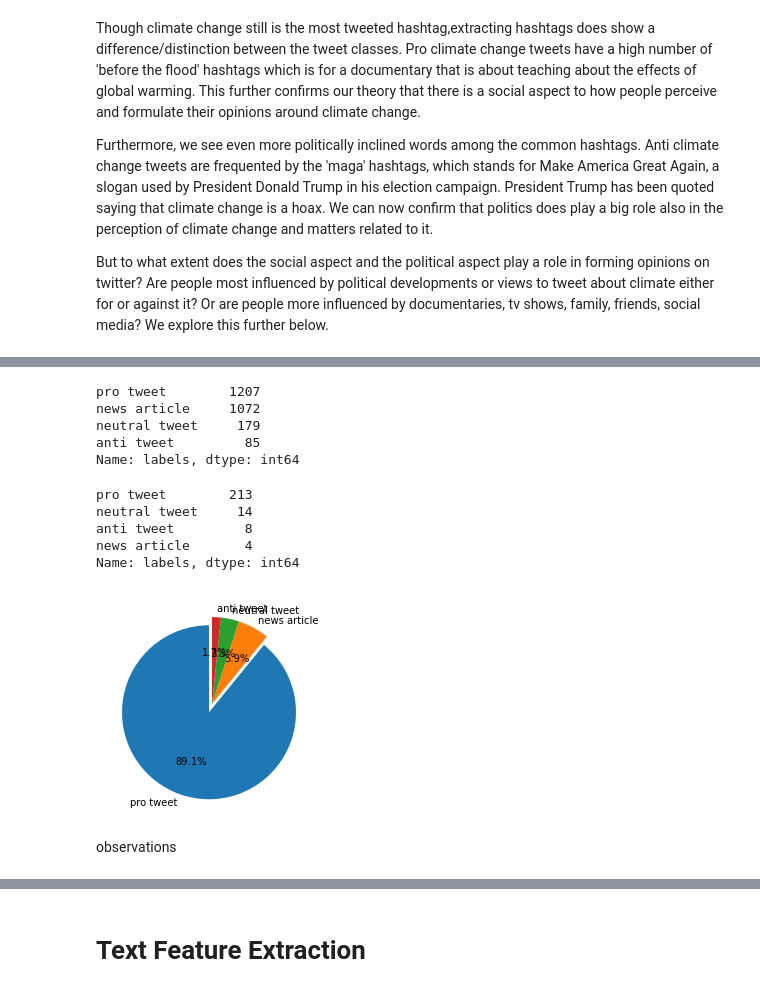
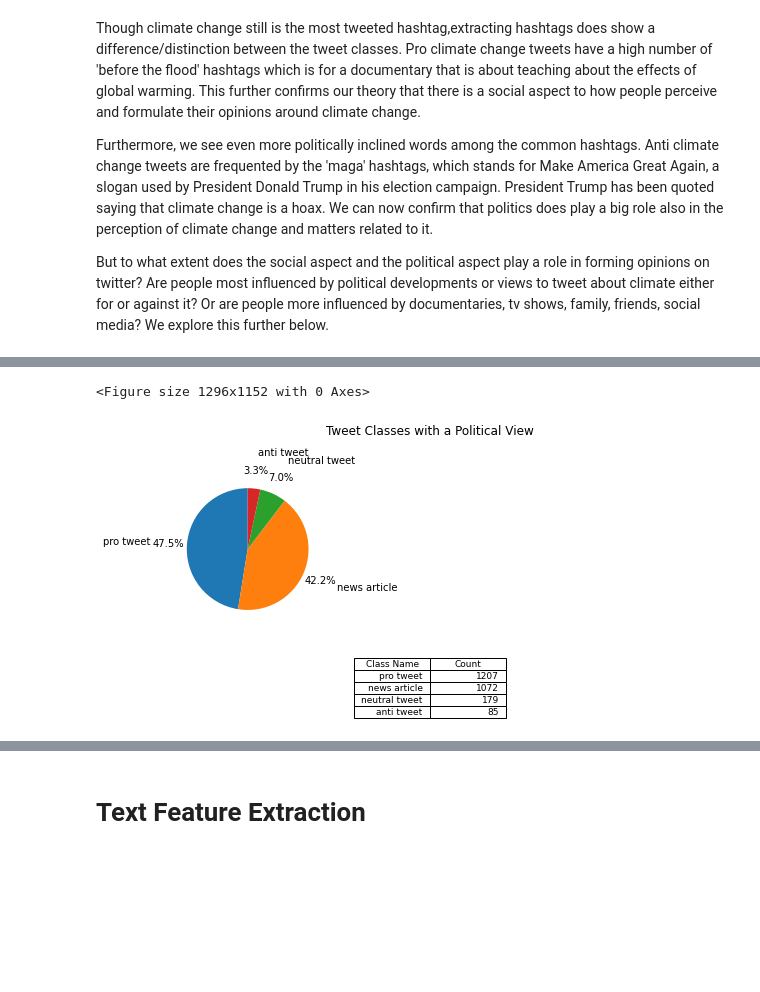
Before and after one commit to explore-thulani/classification-predicts-team4, a Jupyter notebook: Climate_Change_Team_4_Second_Draft_Notebook_(1).ipynb, the cells around one changed output, grey strips where cells are left out. Saved outputs shown, nothing was run; the diff lists cells and outputs as text; code cells hidden in the pictures; blank space fills up the shorter version.

```diff
--- a/Climate_Change_Team_4_Second_Draft_Notebook_(1).ipynb
+++ b/Climate_Change_Team_4_Second_Draft_Notebook_(1).ipynb
@@ -482,8 +482,3 @@ We explore this further below.
 # %%
 # Removing hashtags
 df_train.message = df_train.message.apply(lambda x: re.sub("([^0-9A-Za-z \t])|(\w+:\/\/\S+)","",x))
-# %%
-df_train['split_tokens']= df_train['message'].apply(lambda x: x.split())
-# %%
-Bdict = {-1: 'anti tweet', 1: 'pro tweet', 0:'neutral tweet', 2:'news article'}
-df_train['labels'] = df_train['sentiment'].map(Bdict)
@@ -507,29 +510,42 @@ df_soc=df_train[df_train.split_tokens.apply(lambda x:any(set(x).intersection(soc
-# %%
-df_pol['labels'].value_counts()
-# %% [output]
-pro tweet        1207
-news article     1072
-neutral tweet     179
-anti tweet         85
-Name: labels, dtype: int64
-# %%
-df_soc['labels'].value_counts()
-# %% [output]
-pro tweet        213
-neutral tweet     14
-anti tweet         8
-news article       4
-Name: labels, dtype: int64
-# %%
-labels = 'pro tweet', 'news article', 'neutral tweet', 'anti tweet'
-sizes= df_soc['labels'].value_counts()
-explode = (0.1, 0, 0, 0)
-
-fig1, ax1 = plt.subplots()
-ax1.pie(sizes, explode=explode, labels=labels, autopct='%1.1f%%',
-        shadow=False, startangle=90)
-plt.show()
-# %% [output]
-[figure, removed]
-# %% [markdown]
-observations
+# %%
+def plot_pie(df,sentiment_name):
+
+   """
+  Function to plot pie chart, show distribution of classes between
+  political and social related tweets.
+
+  Parameters:
+    df (obj): a dataframe
+    sentiment_name : Political or Social relation
+
+  Returns:
+  A pie chart plot, and a value counts table
+  """
+  # Define labels
+  labels = 'pro tweet', 'news article', 'neutral tweet', 'anti tweet'
+  sizes= df['labels'].value_counts()
+
+  # Plot pie chart
+  plt.figure(figsize=(18,16))
+  fig1, (ax1, ax2) = plt.subplots(1,2)
+  ax1.pie(sizes, labels=labels, autopct='%1.1f%%', pctdistance= 1.3, labeldistance=1.6,
+        shadow=False, startangle=90)
+  plt.title('Tweet Classes with a'+' '+ sentiment_name)
+
+  # Plot Value counts table
+  table = pd.DataFrame(df['labels'].value_counts())
+  table.reset_index(inplace=True)
+  table.columns=['Class Name','Count']
+
+
+  cell_text = []
+  for row in range(len(table)):
+    cell_text.append(table.iloc[row])
+
+  ax2.table(cellText=cell_text, colLabels=table.columns)
+  return plt.show()
+# %%
+plot_pie(df_pol, 'Political View')
+# %% [output]
+<Figure size 1296x1152 with 0 Axes>
+[figure, added]
```
Also changed, not shown: parts of 10 cells of this notebook.
